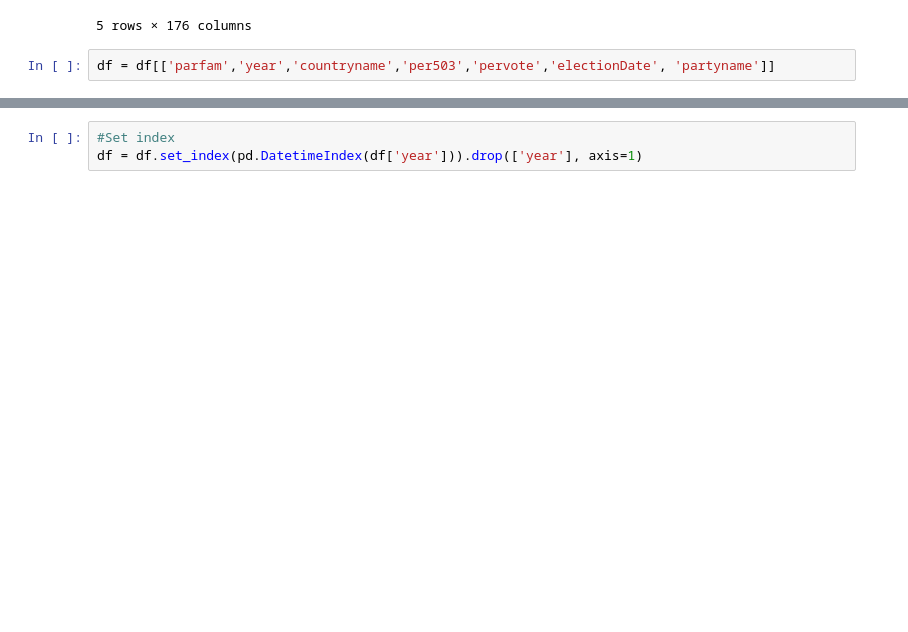
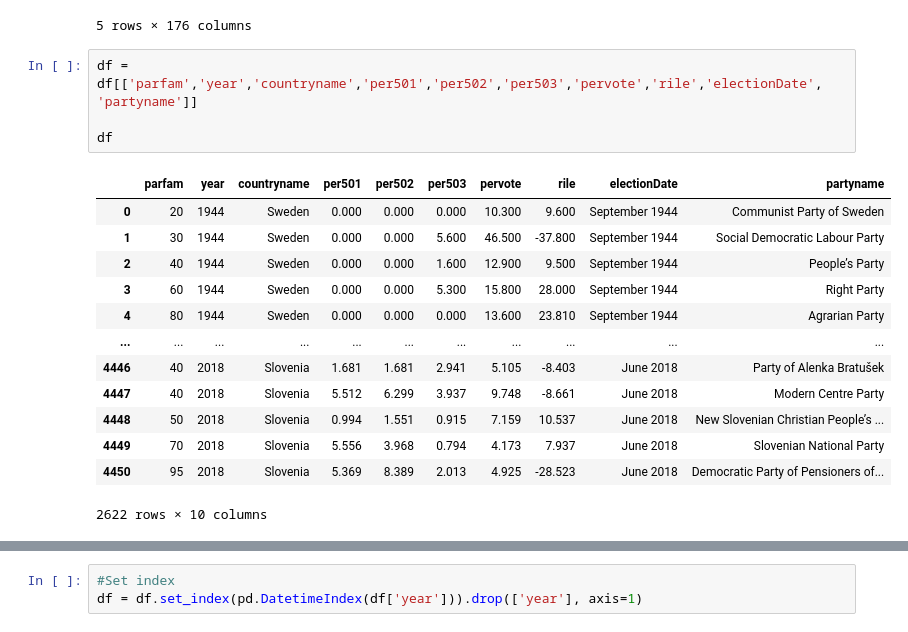
Before and after one commit to laurarago/ManifestoProject, a Jupyter notebook: workshop2-manifesto-rebeccaFolder/data-cleaning.ipynb, the cells around one changed output, grey strips where cells are left out. Cells and saved outputs as stored; diff of their text form; blank space fills up the shorter version.

Commit message:
updated country profiles

```diff
--- a/workshop2-manifesto-rebeccaFolder/data-cleaning.ipynb
+++ b/workshop2-manifesto-rebeccaFolder/data-cleaning.ipynb
@@ -69,5 +69,21 @@ df.head()
 | 4 | 11 | Sweden | 0 | 0 | 17/09/1944 | 1944-09-01 | 11810 | Agrarian Party | NaN | ... |
 5 rows × 176 columns
 # %%
-df = df[['parfam','year','countryname','per503','pervote','electionDate', 'partyname']]
+df = df[['parfam','year','countryname','per501','per502','per503','pervote','rile','electionDate', 'partyname']]
+
+df
+# %% [output]
+|  | parfam | year | countryname | per501 | per502 | per503 | pervote | rile | electionDate | partyname |
+| 0 | 20 | 1944 | Sweden | 0.000 | 0.000 | 0.000 | 10.300 | 9.600 | September 1944 | Communist Party of Sweden |
+| 1 | 30 | 1944 | Sweden | 0.000 | 0.000 | 5.600 | 46.500 | -37.800 | September 1944 | Social Democratic Labour Party |
+| 2 | 40 | 1944 | Sweden | 0.000 | 0.000 | 1.600 | 12.900 | 9.500 | September 1944 | People’s Party |
+| 3 | 60 | 1944 | Sweden | 0.000 | 0.000 | 5.300 | 15.800 | 28.000 | September 1944 | Right Party |
+| 4 | 80 | 1944 | Sweden | 0.000 | 0.000 | 0.000 | 13.600 | 23.810 | September 1944 | Agrarian Party |
+| ... | ... | ... | ... | ... | ... | ... | ... | ... | ... | ... |
+| 4446 | 40 | 2018 | Slovenia | 1.681 | 1.681 | 2.941 | 5.105 | -8.403 | June 2018 | Party of Alenka Bratušek |
+| 4447 | 40 | 2018 | Slovenia | 5.512 | 6.299 | 3.937 | 9.748 | -8.661 | June 2018 | Modern Centre Party |
+| 4448 | 50 | 2018 | Slovenia | 0.994 | 1.551 | 0.915 | 7.159 | 10.537 | June 2018 | New Slovenian Christian People’s ... |
+| 4449 | 70 | 2018 | Slovenia | 5.556 | 3.968 | 0.794 | 4.173 | 7.937 | June 2018 | Slovenian National Party |
+| 4450 | 95 | 2018 | Slovenia | 5.369 | 8.389 | 2.013 | 4.925 | -28.523 | June 2018 | Democratic Party of Pensioners of... |
+2622 rows × 10 columns
 # %%
```
Also changed, not shown: parts of 3 cells of this notebook, 30 other files.
